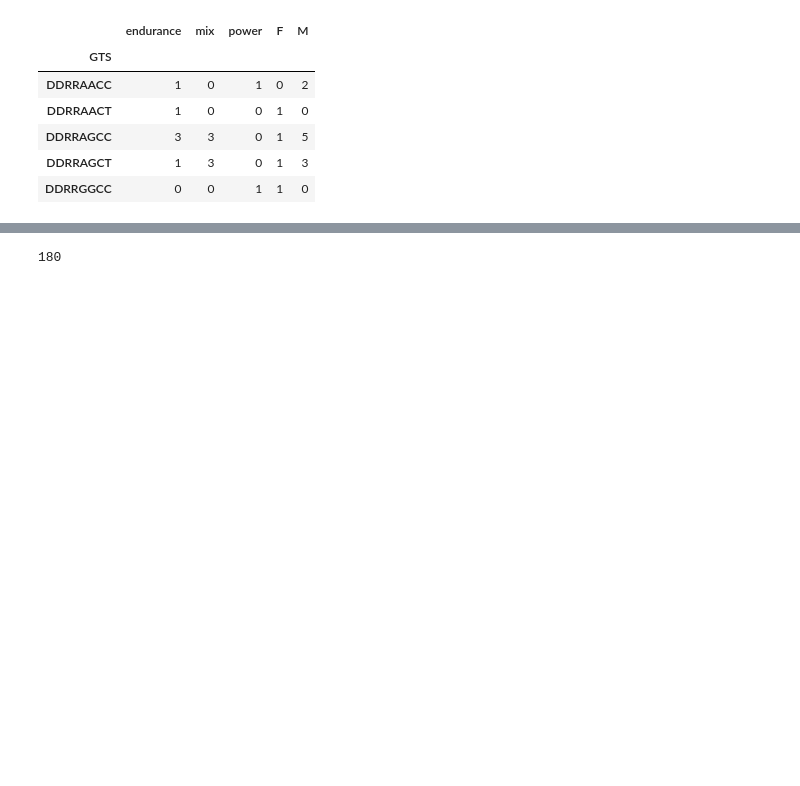
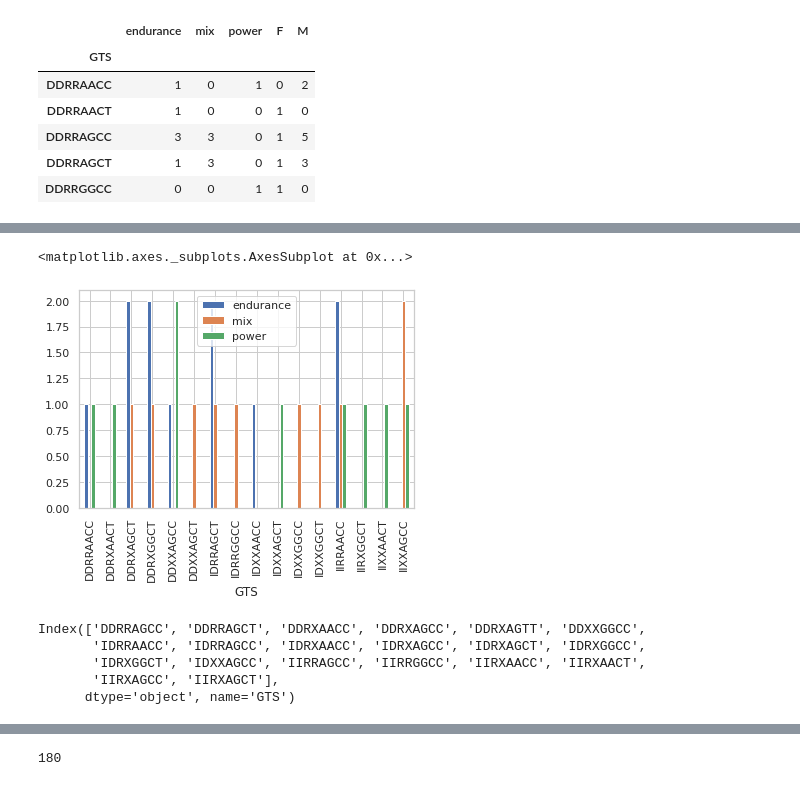
Before and after one commit to erinijapranckeviciene/ppolygenic, a Jupyter notebook: ppolygenic.ipynb, the cells around one changed output, grey strips where cells are left out. Cells and saved outputs as stored; diff of their text form; code cells hidden in the pictures; blank space fills up the shorter version.

```diff
--- a/ppolygenic.ipynb
+++ b/ppolygenic.ipynb
@@ -350,0 +417,15 @@ gtsm2.head()
+# %%
+gtsm2m=gtsm2[(gtsm2['F']==0)]
+gtsm2m.plot.bar(y=['endurance','mix','power'])
+# %% [output]
+<matplotlib.axes._subplots.AxesSubplot at 0x...>
+[figure, added]
+# %%
+gtsm2fm=pd.DataFrame(gtsm2[(gtsm2['F']!=0) & (gtsm2['M']!=0)] )
+gtsm2fm.index
+# %% [output]
+Index(['DDRRAGCC', 'DDRRAGCT', 'DDRXAACC', 'DDRXAGCC', 'DDRXAGTT', 'DDXXGGCC',
+       'IDRRAACC', 'IDRRAGCC', 'IDRXAACC', 'IDRXAGCC', 'IDRXAGCT', 'IDRXGGCC',
+       'IDRXGGCT', 'IDXXAGCC', 'IIRRAGCC', 'IIRRGGCC', 'IIRXAACC', 'IIRXAACT',
+       'IIRXAGCC', 'IIRXAGCT'],
+      dtype='object', name='GTS')
```
Also changed, not shown: parts of 6 cells of this notebook.
